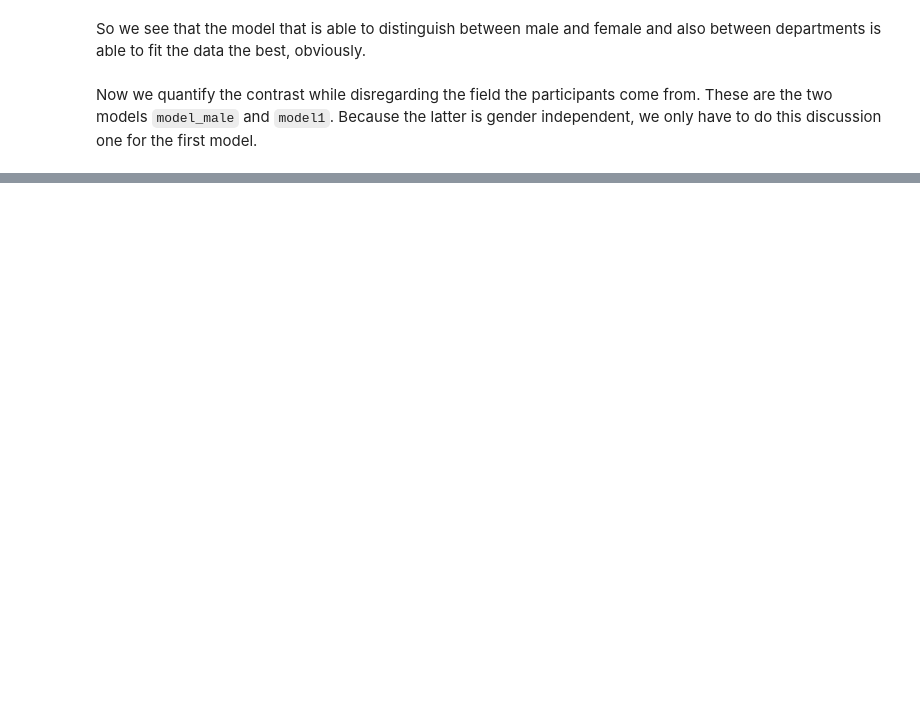
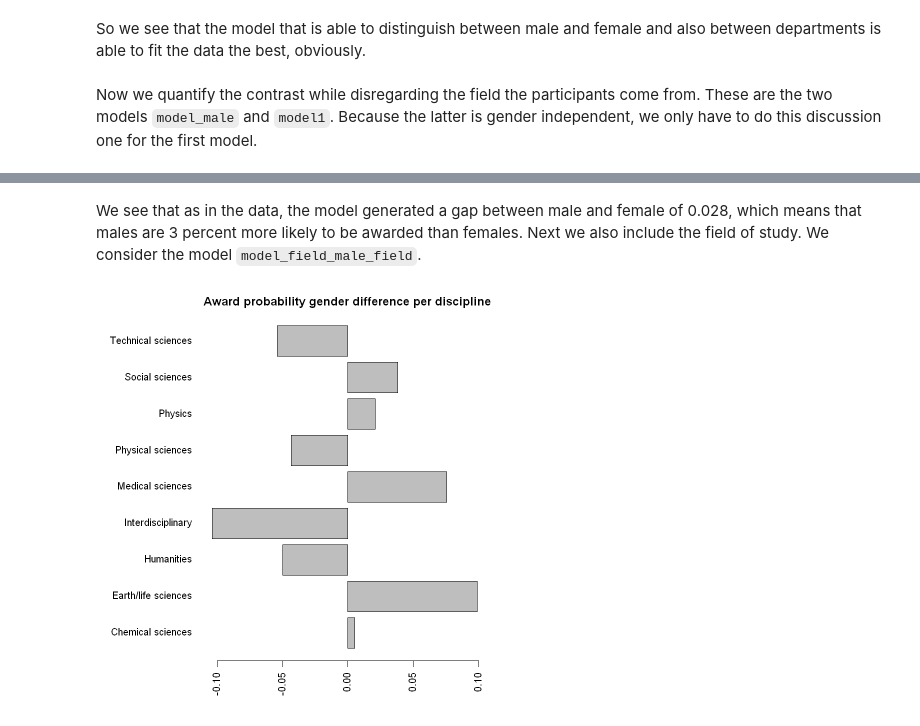
Before and after one commit to TimeTeleporter/advanced_statistics, a Jupyter notebook: exercise_sheet_10/exercise_sheet_10_Immanuel_Albrecht.ipynb, the cells around one changed output, grey strips where cells are left out. Drawn from its saved outputs; the diff is of its cells as text; code cells hidden in the pictures; blank space fills up the shorter version.

````diff
--- a/exercise_sheet_10/exercise_sheet_10_Immanuel_Albrecht.ipynb
+++ b/exercise_sheet_10/exercise_sheet_10_Immanuel_Albrecht.ipynb
@@ -215,0 +236,21 @@ quantile(diff.award, c(0.025, 0.5, 0.975))
+# %% [markdown]
+We see that as in the data, the model generated a gap between male and female of 0.028, which means that males are 3 percent more likely to be awarded than females. Next we also include the field of study. We consider the model ```model_field_male_field```.
+# %%
+post <- extract.samples(model_field_male_field)
+p.award.male <- logistic(post$a + post$a_male)
+p.award.female <- logistic(post$a)
+diff.award <- p.award.male - p.award.female
+
+means <- c()
+names <- c()
+for (index in 1:ncol(diff.award)) {
+	means <- append(means, mean(diff.award[, index]))
+	names <- append(names, e[e$field == index, ]$discipline)
+}
+
+par(mar = c(4, 9, 2, 2))
+bp <- barplot(means, names.arg = names, las=2, xpd = FALSE, horiz = TRUE, xlim = c(-0.11, 0.11))
+title("Award probability gender difference per discipline")
+text(bp, 0, means)
+# %% [output]
+[figure, added]
````
Also changed, not shown: parts of 8 cells of this notebook.
